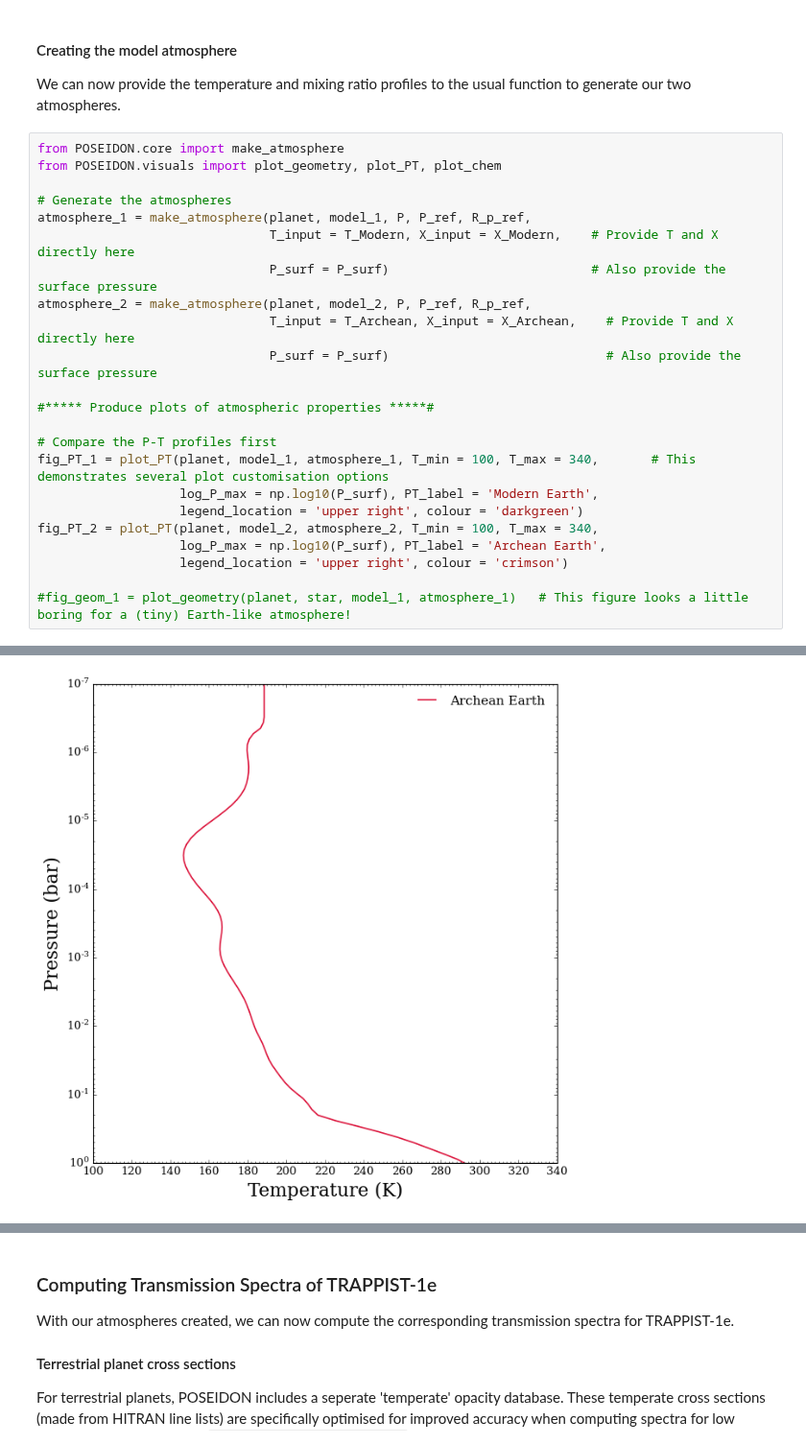
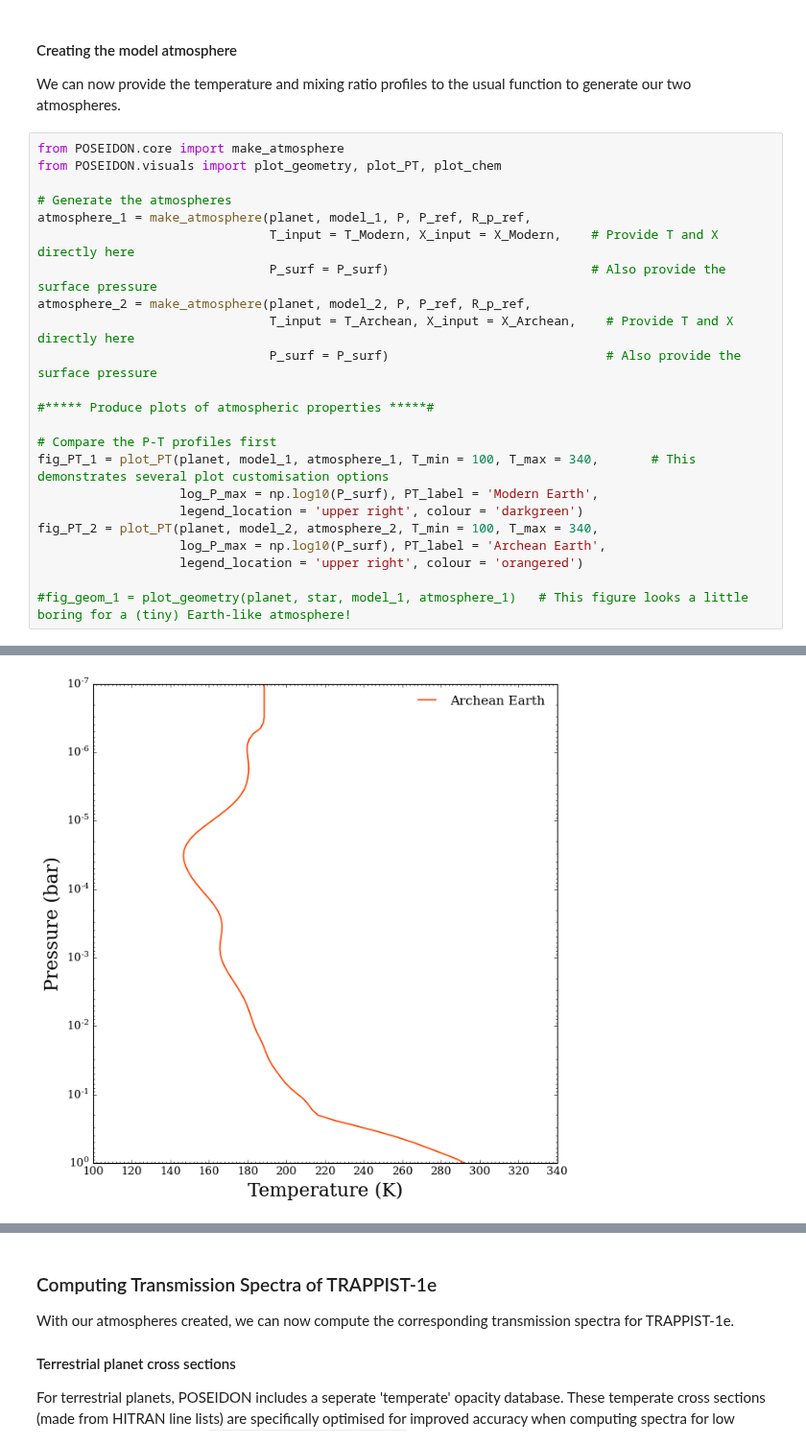
Before and after one commit to MartianColonist/POSEIDON, a Jupyter notebook: docs/content/notebooks/transmission_terrestrial.ipynb, the cells around one changed output, grey strips where cells are left out. Shown at 96% size. Cells and saved outputs as stored; diff of their text form; some formulas as TeX source.

```diff
--- a/docs/content/notebooks/transmission_terrestrial.ipynb
+++ b/docs/content/notebooks/transmission_terrestrial.ipynb
@@ -138,29 +138,29 @@ We can now provide the temperature and mixing ratio profiles to the usual functi
 # %%
 from POSEIDON.core import make_atmosphere
 from POSEIDON.visuals import plot_geometry, plot_PT, plot_chem
 
 # Generate the atmospheres
 atmosphere_1 = make_atmosphere(planet, model_1, P, P_ref, R_p_ref,
                                T_input = T_Modern, X_input = X_Modern,    # Provide T and X directly here
                                P_surf = P_surf)                           # Also provide the surface pressure
 atmosphere_2 = make_atmosphere(planet, model_2, P, P_ref, R_p_ref,
                                T_input = T_Archean, X_input = X_Archean,    # Provide T and X directly here
                                P_surf = P_surf)                             # Also provide the surface pressure
 
 #***** Produce plots of atmospheric properties *****#
 
 # Compare the P-T profiles first
 fig_PT_1 = plot_PT(planet, model_1, atmosphere_1, T_min = 100, T_max = 340,       # This demonstrates several plot customisation options
                    log_P_max = np.log10(P_surf), PT_label = 'Modern Earth',
                    legend_location = 'upper right', colour = 'darkgreen')
 fig_PT_2 = plot_PT(planet, model_2, atmosphere_2, T_min = 100, T_max = 340,
                    log_P_max = np.log10(P_surf), PT_label = 'Archean Earth',
-                   legend_location = 'upper right', colour = 'crimson')
+                   legend_location = 'upper right', colour = 'orangered')
 
 #fig_geom_1 = plot_geometry(planet, star, model_1, atmosphere_1)   # This figure looks a little boring for a (tiny) Earth-like atmosphere!
 # %% [output]
 [figure]
-[figure, old version]
+[figure, new version]
 # %%
 # Compare the mixing ratio profiles
 fig_chem_1 = plot_chem(planet, model_1, atmosphere_1, log_P_max = np.log10(P_surf),
```
Also changed, not shown: parts of 7 cells of this notebook, 4 other files.
